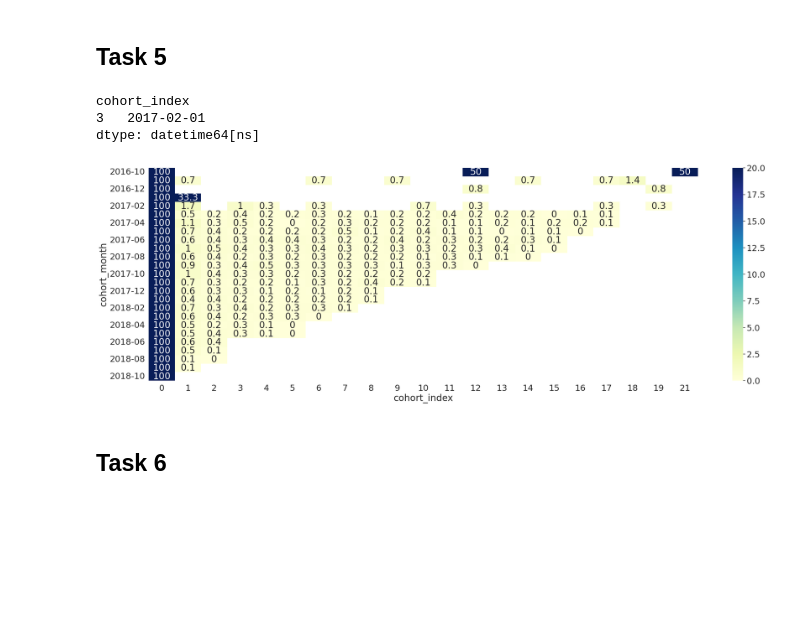
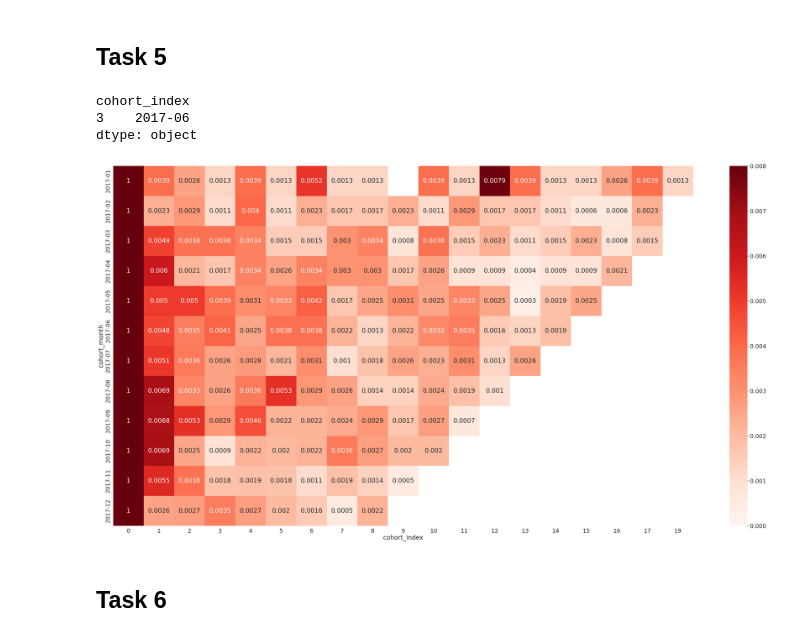
Before and after one commit to Andrey-Bubenchshikov/karpov_courses, a Jupyter notebook: src/module_6/lesson_1/Project.ipynb, the cells around one changed output. Saved outputs shown, nothing was run; the diff lists cells and outputs as text; code cells hidden in the pictures; blank space fills up the shorter version.

```diff
--- a/src/module_6/lesson_1/Project.ipynb
+++ b/src/module_6/lesson_1/Project.ipynb
@@ -144,36 +133,36 @@ cohort = (
     orders_wth_user
     # create cohort
     .assign(
-        cohort_month = lambda x: x.groupby('customer_unique_id').order_estimated_delivery_date.transform('min').values.astype('datetime64[M]'),
-        month_full = lambda x: x.order_estimated_delivery_date.values.astype('datetime64[M]'),
+        cohort_month = lambda x: x.groupby('customer_unique_id').order_purchase_timestamp.transform('min').values.astype('datetime64[M]'),
+        month_full = lambda x: x.order_purchase_timestamp.values.astype('datetime64[M]'),
         # not sure if index starts with 0 or 1
         cohort_index = lambda x: (x.month_full.dt.year - x.cohort_month.dt.year)*12 + (x.month_full.dt.month - x.cohort_month.dt.month)
     )
     .groupby(['cohort_month', 'cohort_index'], as_index=False)
     .agg(users = ('customer_unique_id', 'nunique'))
+    .query('cohort_month >= "2017-01-01" and cohort_month <= "2017-12-01"')
     .pivot(index='cohort_month', columns='cohort_index', values='users')
 )
 
 retention = (
     cohort
     .divide(cohort[0], axis=0)
-    .round(3)*100
+    .round(4)
 )
-
+retention.index = retention.index.strftime('%Y-%m')
 retention[[3]].idxmax()
 # %% [output]
 cohort_index
-3   2017-02-01
-dtype: datetime64[ns]
+3    2017-06
+dtype: object
 # %%
-retention.index = retention.index.strftime('%Y-%m')
 # Initialize the figure
-plt.figure(figsize=(32, 10))
+plt.figure(figsize=(50, 25))
 # Creating the heatmap
-sns.heatmap(retention, annot = True,vmin = 0.0, vmax =20,cmap="YlGnBu", fmt='g')
+sns.heatmap(retention, annot = True,vmin = 0.0, vmax = 0.008,cmap="Reds")
 plt.show()
 # %% [output]
-[figure, old version]
+[figure, new version]
 # %% [markdown]
 ## Task 6
 # %%
```
Also changed, not shown: parts of 6 cells of this notebook.
